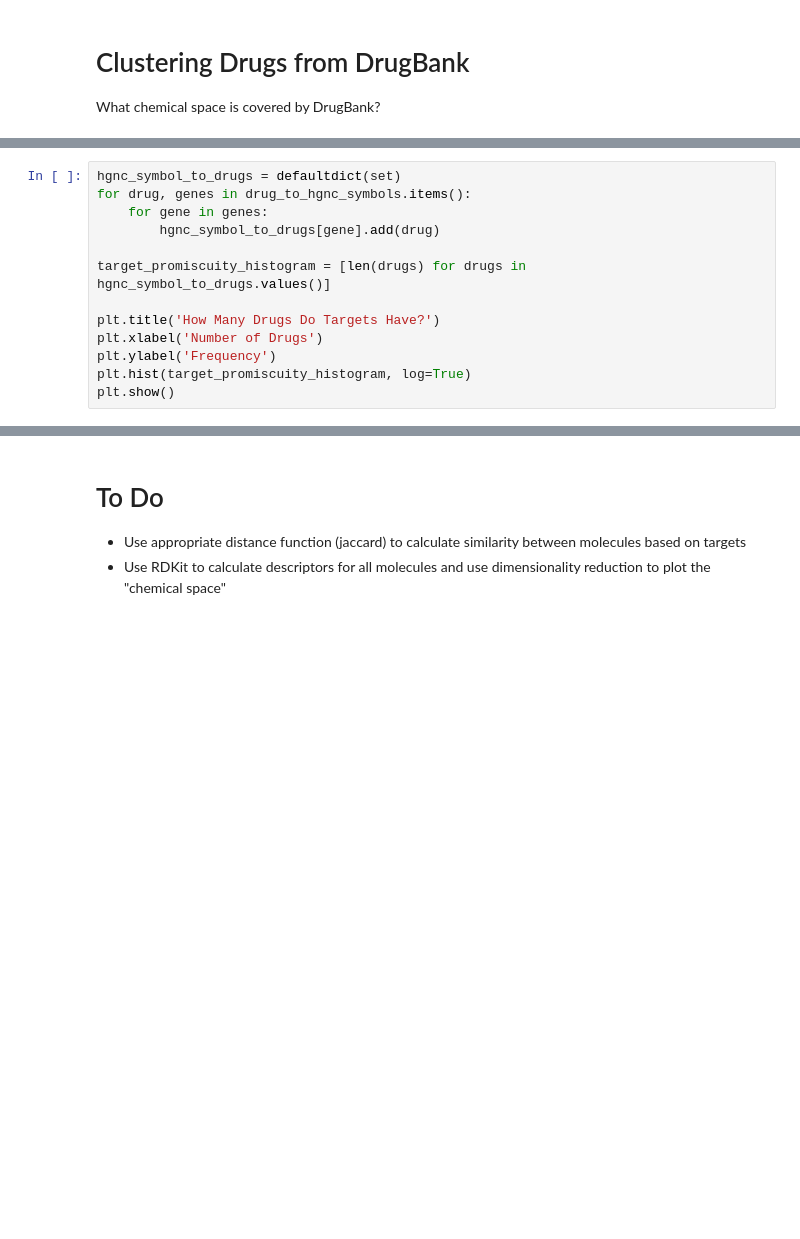
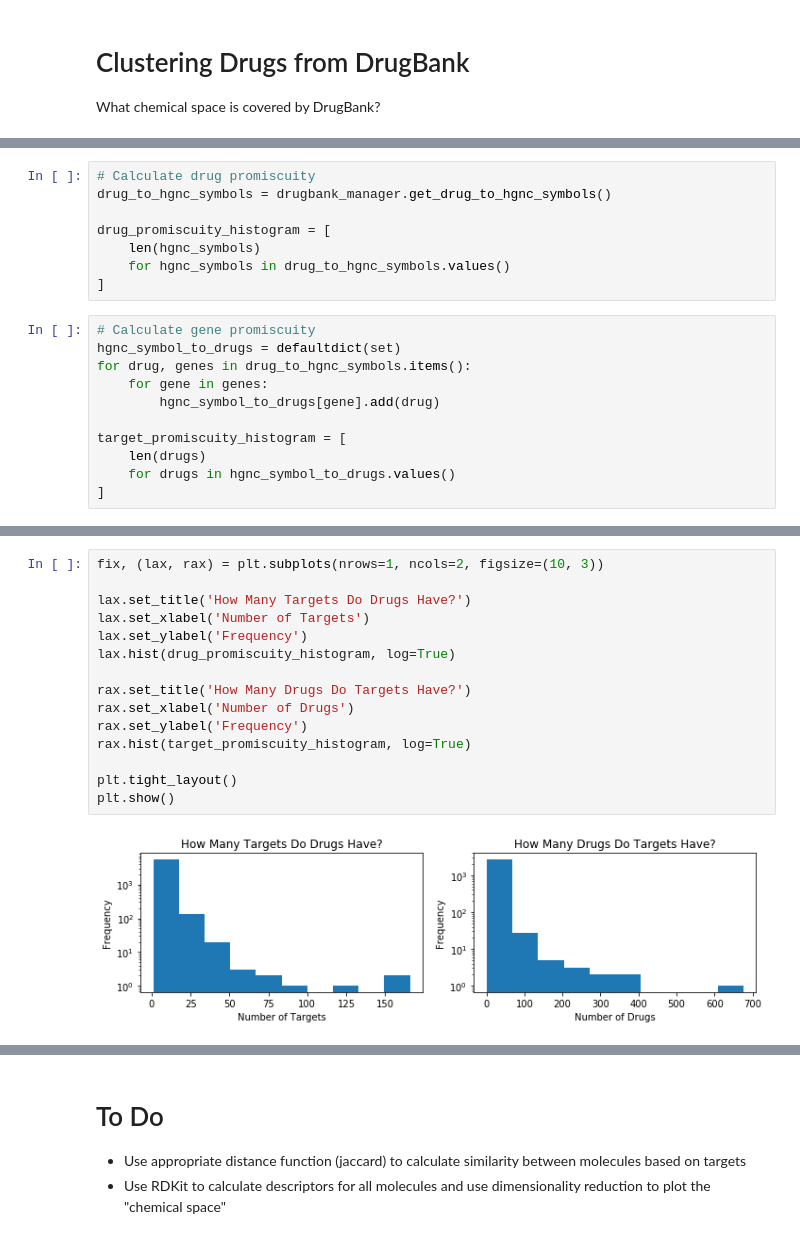
Before and after one commit to bio2bel/bio2bel-notebooks, a Jupyter notebook: Clustering Drugs from DrugBank.ipynb, the cells around one changed output, grey strips where cells are left out. Saved outputs shown, nothing was run; the diff lists cells and outputs as text; blank space fills up the shorter version.

```diff
--- a/Clustering Drugs from DrugBank.ipynb
+++ b/Clustering Drugs from DrugBank.ipynb
@@ -31,13 +82,19 @@ plt.show()
+# %%
+# Calculate drug promiscuity
+drug_to_hgnc_symbols = drugbank_manager.get_drug_to_hgnc_symbols()
+
+drug_promiscuity_histogram = [
+    len(hgnc_symbols)
+    for hgnc_symbols in drug_to_hgnc_symbols.values()
+]
 # %%
+# Calculate gene promiscuity
 hgnc_symbol_to_drugs = defaultdict(set)
 for drug, genes in drug_to_hgnc_symbols.items():
     for gene in genes:
         hgnc_symbol_to_drugs[gene].add(drug)
 
-target_promiscuity_histogram = [len(drugs) for drugs in hgnc_symbol_to_drugs.values()]
-
-plt.title('How Many Drugs Do Targets Have?')
-plt.xlabel('Number of Drugs')
-plt.ylabel('Frequency')
-plt.hist(target_promiscuity_histogram, log=True)
-plt.show()
+target_promiscuity_histogram = [
+    len(drugs)
+    for drugs in hgnc_symbol_to_drugs.values()
+]
@@ -54,3 +101,20 @@ Wall time: 459 ms
+# %%
+fix, (lax, rax) = plt.subplots(nrows=1, ncols=2, figsize=(10, 3))
+
+lax.set_title('How Many Targets Do Drugs Have?')
+lax.set_xlabel('Number of Targets')
+lax.set_ylabel('Frequency')
+lax.hist(drug_promiscuity_histogram, log=True)
+
+rax.set_title('How Many Drugs Do Targets Have?')
+rax.set_xlabel('Number of Drugs')
+rax.set_ylabel('Frequency')
+rax.hist(target_promiscuity_histogram, log=True)
+
+plt.tight_layout()
+plt.show()
+# %% [output]
+[figure, added]
 # %%
 %%time
 
```
Also changed, not shown: parts of 35 cells of this notebook.
